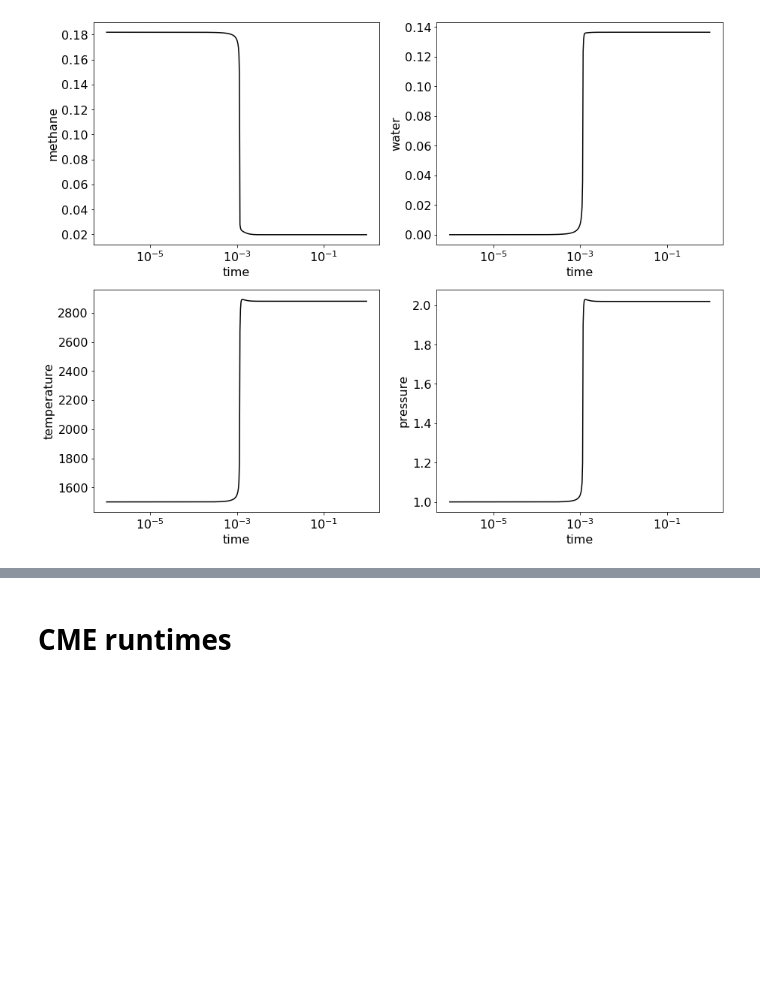
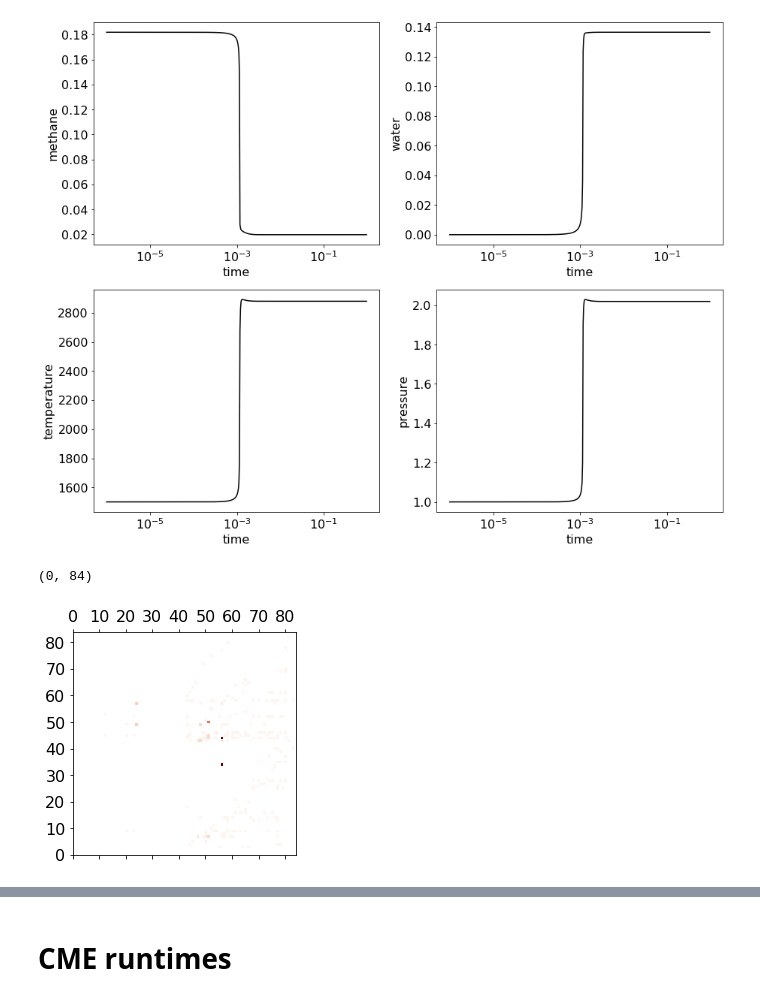
Before and after one commit to znicolaou/ratematrix, a Jupyter notebook: plots.ipynb, the cells around one changed output, grey strips where cells are left out. Drawn from its saved outputs; the diff is of its cells as text; code cells hidden in the pictures; blank space fills up the shorter version.

```diff
--- a/plots.ipynb
+++ b/plots.ipynb
@@ -44,6 +88,16 @@ ax[1,1].set_ylabel("pressure")
 plt.savefig("griignition.pdf")
 # %% [output]
 [figure]
+# %%
+cmap = plt.cm.get_cmap("Reds")
+cmap.set_under("white")
+mean=np.mean(matrices)
+plt.matshow(matrices[70], cmap=cmap, vmin=1, vmax=mean)
+plt.xlim(0,84)
+plt.ylim(0,84)
+# %% [output]
+(0, 84)
+[figure, added]
 # %%
 cmap = plt.cm.get_cmap("Reds")
 cmap.set_under("white")
```
Also changed, not shown: parts of 9 cells of this notebook, 2 other files.
